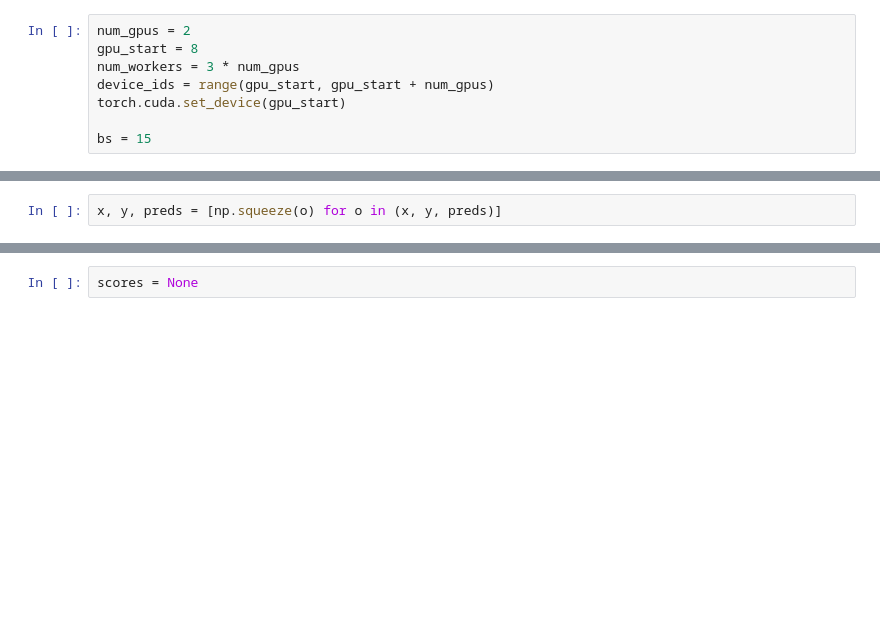
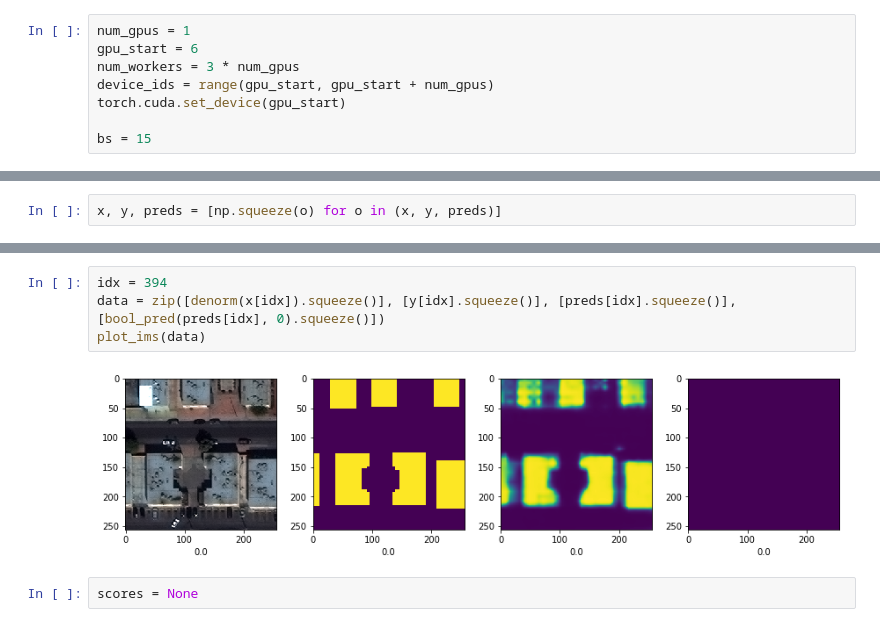
Before and after one commit to Twofyw/building-detection-challenge, a Jupyter notebook: pred.ipynb, the cells around one changed output, grey strips where cells are left out. Saved outputs shown, nothing was run; the diff lists cells and outputs as text; blank space fills up the shorter version.

```diff
--- a/pred.ipynb
+++ b/pred.ipynb
@@ -8,6 +11,6 @@ from learn import *
 # %%
-num_gpus = 2
-gpu_start = 8
+num_gpus = 1
+gpu_start = 6
 num_workers = 3 * num_gpus
 device_ids = range(gpu_start, gpu_start + num_gpus)
 torch.cuda.set_device(gpu_start)
@@ -74,3 +73,9 @@ plt.plot(thresh, score)
+# %%
+idx = 394
+data = zip([denorm(x[idx]).squeeze()], [y[idx].squeeze()], [preds[idx].squeeze()], [bool_pred(preds[idx], 0).squeeze()])
+plot_ims(data)
+# %% [output]
+[figure, added]
 # %%
 scores = None
 # %%
```
Also changed, not shown: parts of 24 cells of this notebook, 9 other files.
